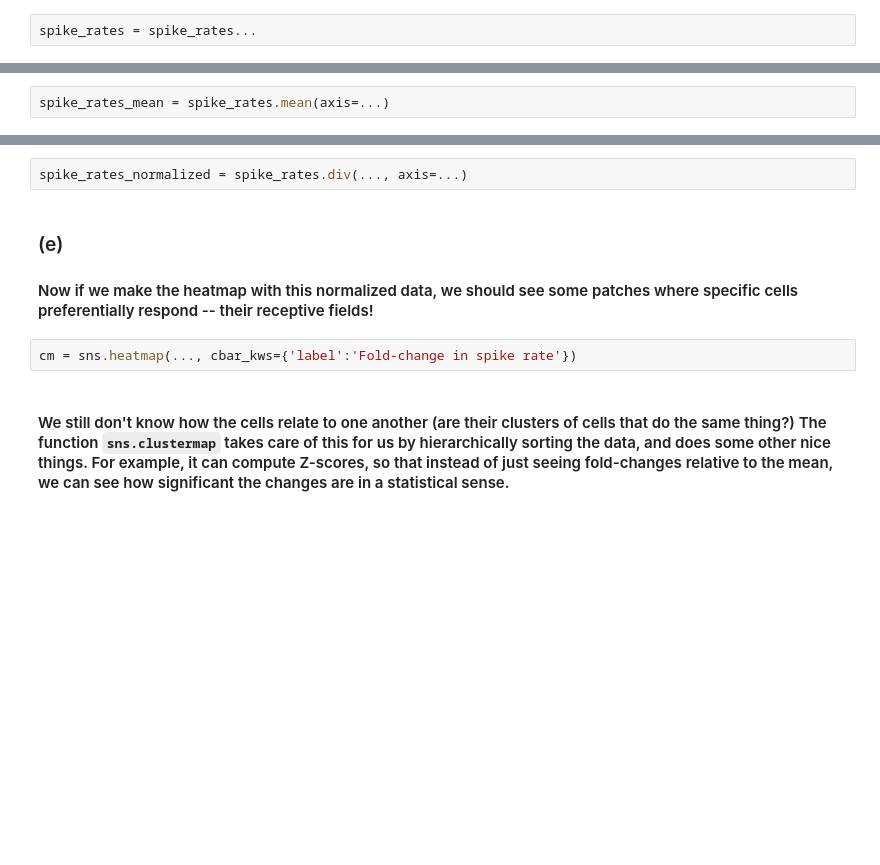
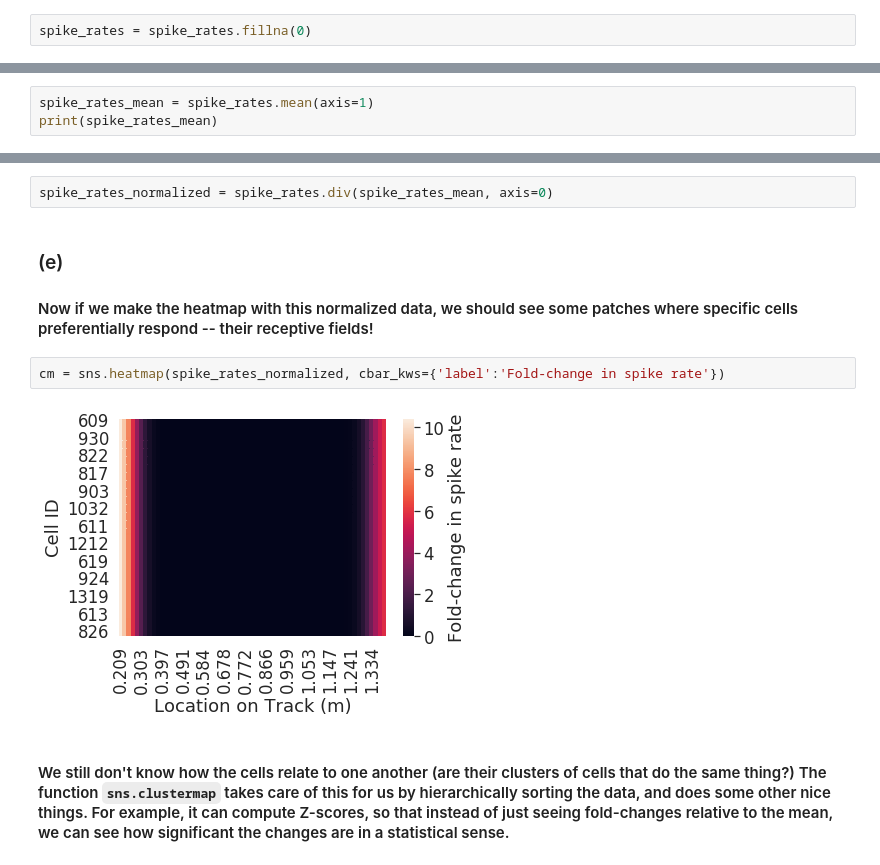
Before and after one commit to jatchison13/neuro-data-analysis-course, a Jupyter notebook: Blake_neural_coding_exercises_213.ipynb, the cells around one changed output, grey strips where cells are left out. Drawn from its saved outputs; the diff is of its cells as text; blank space fills up the shorter version.

```diff
--- a/Blake_neural_coding_exercises_213.ipynb
+++ b/Blake_neural_coding_exercises_213.ipynb
@@ -198,7 +191,7 @@ spike_rates
 # %% [markdown]
 #### Sometimes we end up with missing values, and we need to fill in real numbers so that our other algorithm don't get confused.  You can replace missing values with `fillna(x)`, where x is the value to use to replace missing values with.  Replace the missing values in `spike_rates` with 0's.
 # %%
-spike_rates = spike_rates...
+spike_rates = spike_rates.fillna(0)
 # %% [markdown]
 #### Let's visualize these spike rates using a heatmap.
 # %%
@@ -211,4 +206,5 @@ hm = sns.heatmap(spike_rates, cbar_kws={'label':'Spike Rate (Hz)'});
 ### (c)
 #### First, we can normalize all the cells by computing a new "normalized" spike rate that has the same mean value across the track for every cell.  We do this by dividing through by the mean of each row, which is trickier than it sounds.  In the first line, compute the mean spike rate for each cell (each row) using the `.mean()` method on the `spike_rates` dataframe, choosing axis number 1 to compute the mean over.  (0 and 1 are the rows and columns).
 # %%
-spike_rates_mean = spike_rates.mean(axis=...)
+spike_rates_mean = spike_rates.mean(axis=1)
+print(spike_rates_mean)
@@ -216,12 +230,14 @@ spike_rates_mean = spike_rates.mean(axis=...)
 ### (d)
 #### Next, we divide our original `spike_rates` by these mean spike rates. Now you need to switch the axis, because whereas we computed the mean in one direction of the dataframe, we are dividing in the other!
 # %%
-spike_rates_normalized = spike_rates.div(..., axis=...)
+spike_rates_normalized = spike_rates.div(spike_rates_mean, axis=0)
 # %% [markdown]
 ### (e)
 #### Now if we make the heatmap with this normalized data, we should see some patches where specific cells preferentially respond -- their receptive fields!
 # %%
-cm = sns.heatmap(..., cbar_kws={'label':'Fold-change in spike rate'})
+cm = sns.heatmap(spike_rates_normalized, cbar_kws={'label':'Fold-change in spike rate'})
+# %% [output]
+[figure, added]
 # %% [markdown]
 #### We still don't know how the cells relate to one another (are their clusters of cells that do the same thing?) The function `sns.clustermap` takes care of this for us by hierarchically sorting the data, and does some other nice things.  For example, it can compute Z-scores, so that instead of just seeing fold-changes relative to the mean, we can see how significant the changes are in a statistical sense.
 # %%
```
Also changed, not shown: parts of 11 cells of this notebook.
